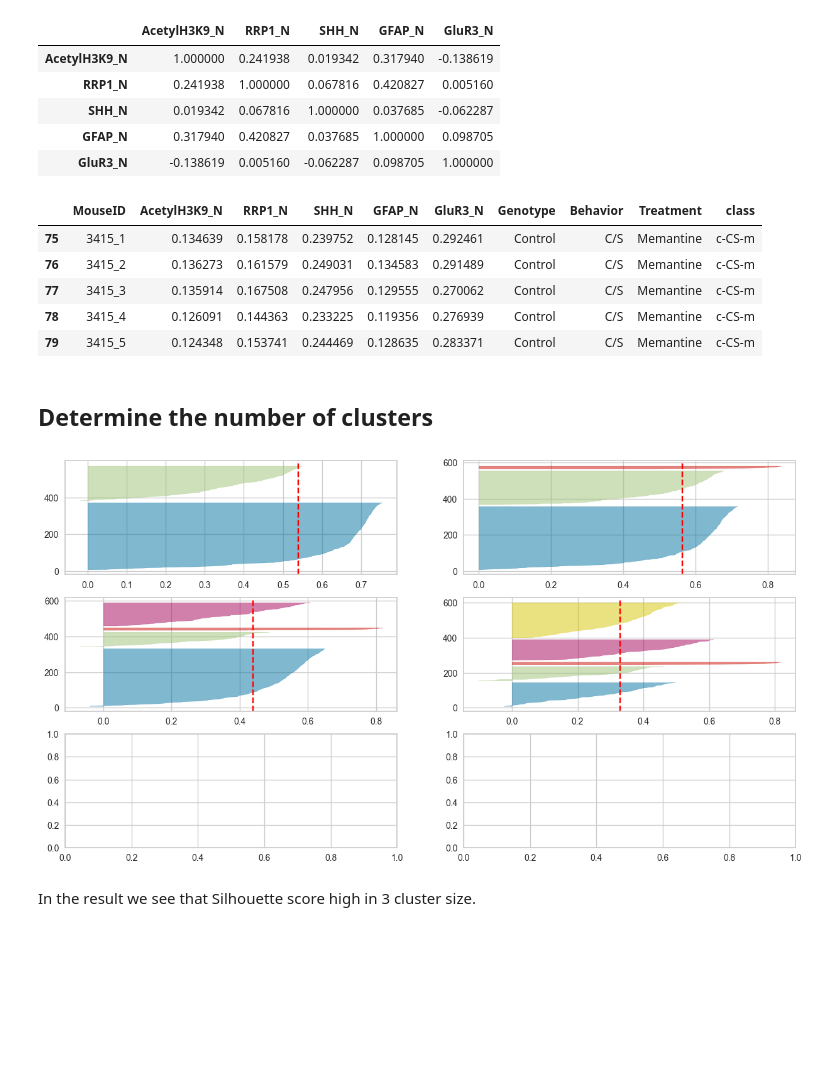
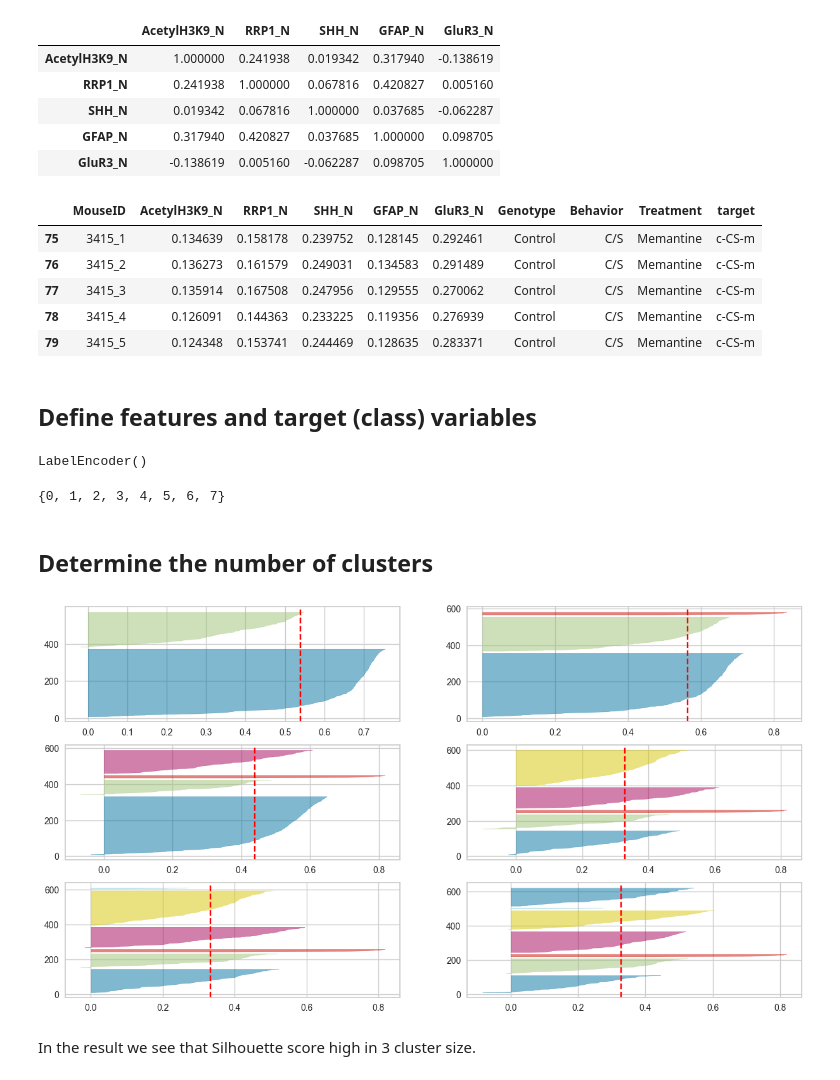
Before and after one commit to lytmercy/itahd_labs, a Jupyter notebook: notebooks/lab_5.ipynb, the cells around one changed output. Cells and saved outputs as stored; diff of their text form; code cells hidden in the pictures; blank space fills up the shorter version.

```diff
--- a/notebooks/lab_5.ipynb
+++ b/notebooks/lab_5.ipynb
@@ -104,6 +105,9 @@ cortex_nuc.head()
 | 78 | 3415_4 | 0.576815 | 0.755390 | 0.348346 | 2.624901 | 4.727509 | 0.205892 | 0.161192 | 3.778530 | 0.194153 | ... | ... |
 | 79 | 3415_5 | 0.542545 | 0.757917 | 0.350051 | 2.634509 | 4.735602 | 0.210526 | 0.165671 | 3.871971 | 0.194297 | ... | ... |
 5 rows × 82 columns
+# %%
+# Change name of class features column
+cortex_nuc = cortex_nuc.rename(columns={"class": "target"})
 # %% [markdown]
 ## Visualize data
 # %%
@@ -126,6 +130,6 @@ plt.show()
 # Delete high correlated features
 # Reduce number of features from 82 to 10
 cortex_nuc = cortex_nuc[["MouseID", "AcetylH3K9_N", "RRP1_N", "SHH_N", "GFAP_N", "GluR3_N",
-                        "Genotype", "Behavior", "Treatment", "class"]]
+                        "Genotype", "Behavior", "Treatment", "target"]]
 # %%
 # View correlation between remained features
@@ -142,9 +146,21 @@ cortex_nuc.drop(columns=["MouseID", "Genotype", "Behavior", "Treatment", "class"
 # View on new dataframe
 cortex_nuc.head()
 # %% [output]
-|  | MouseID | AcetylH3K9_N | RRP1_N | SHH_N | GFAP_N | GluR3_N | Genotype | Behavior | Treatment | class |
+|  | MouseID | AcetylH3K9_N | RRP1_N | SHH_N | GFAP_N | GluR3_N | Genotype | Behavior | Treatment | target |
 | 75 | 3415_1 | 0.134639 | 0.158178 | 0.239752 | 0.128145 | 0.292461 | Control | C/S | Memantine | c-CS-m |
 | 76 | 3415_2 | 0.136273 | 0.161579 | 0.249031 | 0.134583 | 0.291489 | Control | C/S | Memantine | c-CS-m |
 | 77 | 3415_3 | 0.135914 | 0.167508 | 0.247956 | 0.129555 | 0.270062 | Control | C/S | Memantine | c-CS-m |
 | 78 | 3415_4 | 0.126091 | 0.144363 | 0.233225 | 0.119356 | 0.276939 | Control | C/S | Memantine | c-CS-m |
 | 79 | 3415_5 | 0.124348 | 0.153741 | 0.244469 | 0.128635 | 0.283371 | Control | C/S | Memantine | c-CS-m |
+# %% [markdown]
+## Define features and target (class) variables
+# %%
+# Define data and target values
+X_data = cortex_nuc.drop(columns=["MouseID", "Genotype", "Behavior", "Treatment", "target"]).copy().to_numpy()
+y_target = cortex_nuc["target"].copy()
+# %%
+# Fit LabelEncoder for change labels to numerical values in dataset
+le = LabelEncoder()
+le.fit(y_target)
+# %% [output]
+LabelEncoder()
@@ -151,22 +170,23 @@ cortex_nuc.head()
+# %%
+# View on new class labels in dataset
+set(y_target)
+# %% [output]
+{0, 1, 2, 3, 4, 5, 6, 7}
 # %% [markdown]
 ## Determine the number of clusters
-# %%
-# Define data and target values
-X_data = cortex_nuc.drop(columns=["MouseID", "Genotype", "Behavior", "Treatment", "class"]).to_numpy()
-# y_target = cortex_nuc[].to_numpy()
 # %%
 # Visualize Silhouette algorithm for finding best number of clusters
 fig, ax = plt.subplots(3, 2, figsize=(15, 8))
-for i in [2, 3, 4, 5]:
+for i in [2, 3, 4, 5, 6, 7]:
     # # Create Kmean instances for different number of clusters
     km = KMeans(n_clusters=i, init="k-means++", n_init=10, max_iter=100, random_state=17)
     q, mod = divmod(i, 2)
     # # Create SilhouetteVisualizer instance with KMeans instance.
     # Fit the visualizer
     visualizer = SilhouetteVisualizer(km, colors='yellowbrick', ax=ax[q-1][mod])
     visualizer.fit(X_data)
 # %% [output]
-[figure, old version]
+[figure, new version]
 # %% [markdown]
 In the result we see that Silhouette score high in 3 cluster size.
 # %% [markdown]
```
Also changed, not shown: parts of 12 cells of this notebook.
